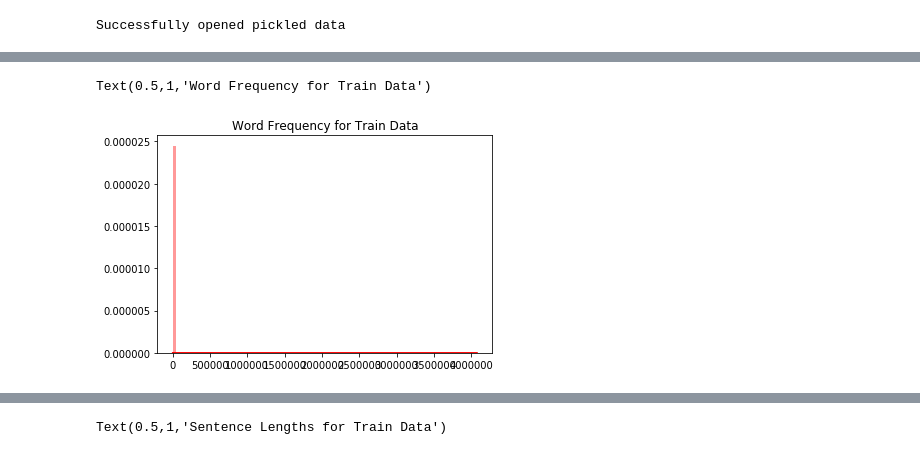
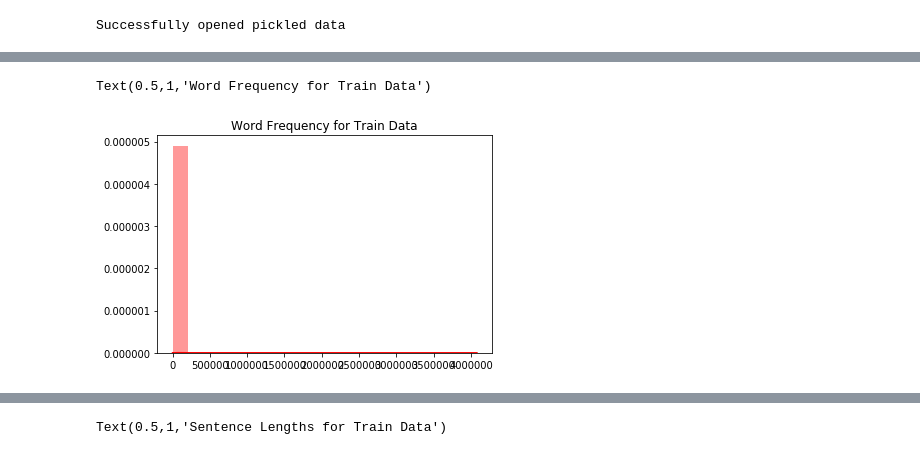
Before and after one commit to lance-miles/w266FinalProject-Amazon, a Jupyter notebook: Notebook/Amazon Reviews - Final Project Notebook.ipynb, the cells around one changed output, grey strips where cells are left out. Drawn from its saved outputs; the diff is of its cells as text; code cells hidden in the pictures.

```diff
--- a/Notebook/Amazon Reviews - Final Project Notebook.ipynb
+++ b/Notebook/Amazon Reviews - Final Project Notebook.ipynb
@@ -238,6 +239,7 @@ max_length = 200
 
 def loadData(loadDat = True, test_data = test_data, train_data = train_data,
              yelp_zhang_train = yelp_zhang_train, yelp_zhang_test = yelp_zhang_test):
+
 
     if loadDat == True:
         train_data_name = '../../train_data_cleaned.pkl'
@@ -260,17 +262,20 @@ def loadData(loadDat = True, test_data = test_data, train_data = train_data,
         yelp_reviews_name = '../../yelp_reviews_cleaned.pkl'
         yelp_reviews = pd.read_pickle(yelp_reviews_name)
 
-        yelp_zhang_train_name = '../../yelp_zhang_pol_train.pkl'
+        yelp_zhang_train_name = '../../yelp_zhang_pol_train_cleaned.pkl'
         yelp_zhang_train = pd.read_pickle(yelp_zhang_train_name)
-        yelp_zhang_test_name = '../../yelp_zhang_pol_test.pkl'
+        yelp_zhang_test_name = '../../yelp_zhang_pol_test_cleaned.pkl'
         yelp_zhang_test = pd.read_pickle(yelp_zhang_test_name)
 
         sst_test_name = '../../sst_test.pkl'
         sst_test = pd.read_pickle(sst_test_name)
 
+        amazon_zhang_test_name = '../../amazon_zhang_pol_test_cleaned.pkl'
+        amazon_zhang_test = pd.read_pickle(amazon_zhang_test_name)
+
         print('Successfully opened pickled data')
 
-        return train_data, test_data, play_data, twitter_reviews, imdb_test, imdb_train, yelp_reviews, yelp_zhang_train, sst_test, yelp_zhang_test
+        return train_data, test_data, play_data, twitter_reviews, imdb_test, imdb_train, yelp_reviews, yelp_zhang_train, yelp_zhang_test, sst_test, amazon_zhang_test
 
     else:
 
@@ -340,6 +345,9 @@ def loadData(loadDat = True, test_data = test_data, train_data = train_data,
         sentences = sst_test.apply(splitWords, axis=1)
         sst_test.insert(loc = 2,column = 'sentenceWords', value = sentences)
 
+        sentences = amazon_zhang_test.apply(splitWords, axis=1)
+        amazon_zhang_test.insert(loc = 2,column = 'sentenceWords', value = sentences)
+
         print('Finished working through the words for each sentences\nOn to the sentences..')
 
         #list of sentences from review into column
@@ -366,13 +374,16 @@ def loadData(loadDat = True, test_data = test_data, train_data = train_data,
         yelp_reviews.insert(loc = 3,column = 'sentences', value = sentences_split)
 
         sentences_split = yelp_zhang_train.apply(splitSentences, axis=1)
-        yelp_zhang_train.insert(loc = 2,column = 'sentences', value = sentences)
+        yelp_zhang_train.insert(loc = 2,column = 'sentences', value = sentences_split)
 
         sentences_split = yelp_zhang_test.apply(splitSentences, axis=1)
-        yelp_zhang_test.insert(loc = 2,column = 'sentences', value = sentences)
+        yelp_zhang_test.insert(loc = 2,column = 'sentences', value = sentences_split)
 
         sentences_split = sst_test.apply(splitSentences, axis=1)
-        sst_test.insert(loc = 3,column = 'sentences', value = sentences)
+        sst_test.insert(loc = 3,column = 'sentences', value = sentences_split)
+
+        sentences_split = amazon_zhang_test.apply(splitSentences, axis=1)
+        amazon_zhang_test.insert(loc = 2,column = 'sentences', value = sentences_split)
 
         print('Finished sentences...\nNow moving on to pickling the data')
 
@@ -396,18 +407,21 @@ def loadData(loadDat = True, test_data = test_data, train_data = train_data,
         yelp_reviews_name = '../../yelp_reviews_cleaned.pkl'
         yelp_reviews.to_pickle(yelp_reviews_name)
 
-        yelp_zhang_train_name = '../../yelp_zhang_pol_train.pkl'
+        yelp_zhang_train_name = '../../yelp_zhang_pol_train_cleaned.pkl'
         yelp_zhang_train.to_pickle(yelp_zhang_train_name)
-        yelp_zhang_test_name = '../../yelp_zhang_pol_test.pkl'
+        yelp_zhang_test_name = '../../yelp_zhang_pol_test_cleaned.pkl'
         yelp_zhang_test.to_pickle(yelp_zhang_test_name)
 
         sst_test_name = '../../sst_test.pkl'
         sst_test.to_pickle(sst_test_name)
 
+        amazon_zhang_test_name = '../../amazon_zhang_test_pol_test_cleaned_sents.pkl'
+        amazon_zhang_test.to_pickle(amazon_zhang_test_name)
+
         print('Finished pickling for future use.')
 
-        return train_data, test_data, play_data, twitter_reviews, imdb_test, imdb_train, yelp_reviews, yelp_zhang_train, yelp_zhang_test, sst_test
+        return train_data, test_data, play_data, twitter_reviews, imdb_test, imdb_train, yelp_reviews, yelp_zhang_train, yelp_zhang_test, sst_test, amazon_zhang_test
 
-train_data, test_data, play_data, twitter_reviews, imdb_test, imdb_train, yelp_reviews, sst_test, yelp_zhang_train, yelp_zhang_test = loadData(loadDat = True)
+train_data, test_data, play_data, twitter_reviews, imdb_test, imdb_train, yelp_reviews, yelp_zhang_train, yelp_zhang_test, sst_test, amazon_zhang_test = loadData(loadDat = True)
 # %% [output]
 Successfully opened pickled data
@@ -414,7 +690,7 @@ Successfully opened pickled data
 # %%
 wordFreq = defaultdict(int)
 
-wordData = train_data['sentenceWords']
+wordData = list(train_data['sentenceWords'])
 
 for row in wordData:
     for word in row:
@@ -422,7 +698,7 @@ for row in wordData:
 # %%
 wordsForHist = list(wordFreq.values())
 # %%
-sns.distplot(wordsForHist, bins=100, color = 'red').set_title('Word Frequency for Train Data')
+sns.distplot(wordsForHist, bins=20, color = 'red').set_title('Word Frequency for Train Data')
 # %% [output]
 Text(0.5,1,'Word Frequency for Train Data')
-[figure, old version]
+[figure, new version]
```
Also changed, not shown: parts of 50 cells of this notebook, 1 other file.
